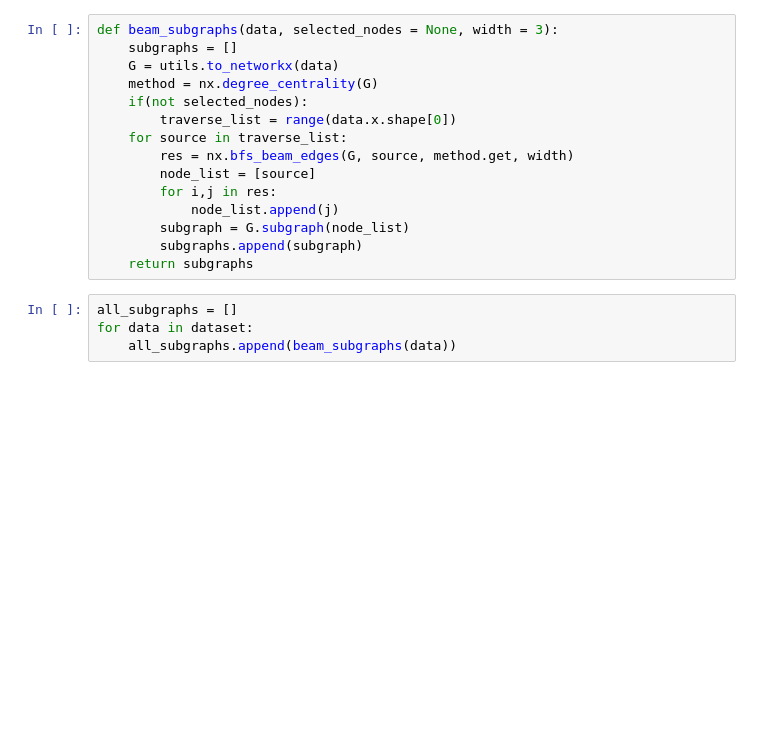
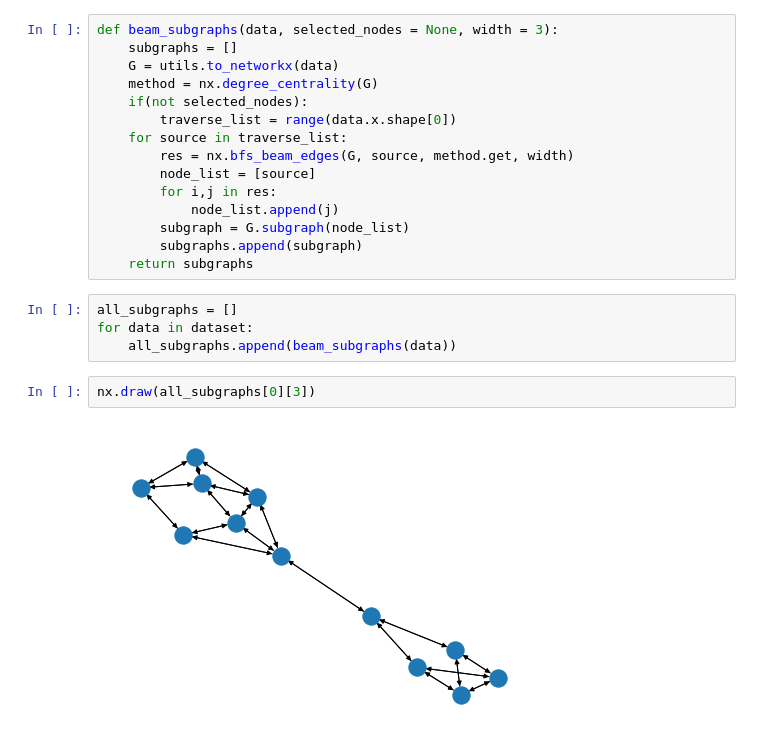
Before and after one commit to ZongyangYue/CS249ExplainGNN, a Jupyter notebook: research.ipynb, the cells around one changed output. Drawn from its saved outputs; the diff is of its cells as text; blank space fills up the shorter version.

```diff
--- a/research.ipynb
+++ b/research.ipynb
@@ -33,3 +28,7 @@ def beam_subgraphs(data, selected_nodes = None, width = 3):
 all_subgraphs = []
 for data in dataset:
     all_subgraphs.append(beam_subgraphs(data))
+# %%
+nx.draw(all_subgraphs[0][3])
+# %% [output]
+[figure, added]
```
Also changed, not shown: parts of 1 cell of this notebook, 3 other files.
